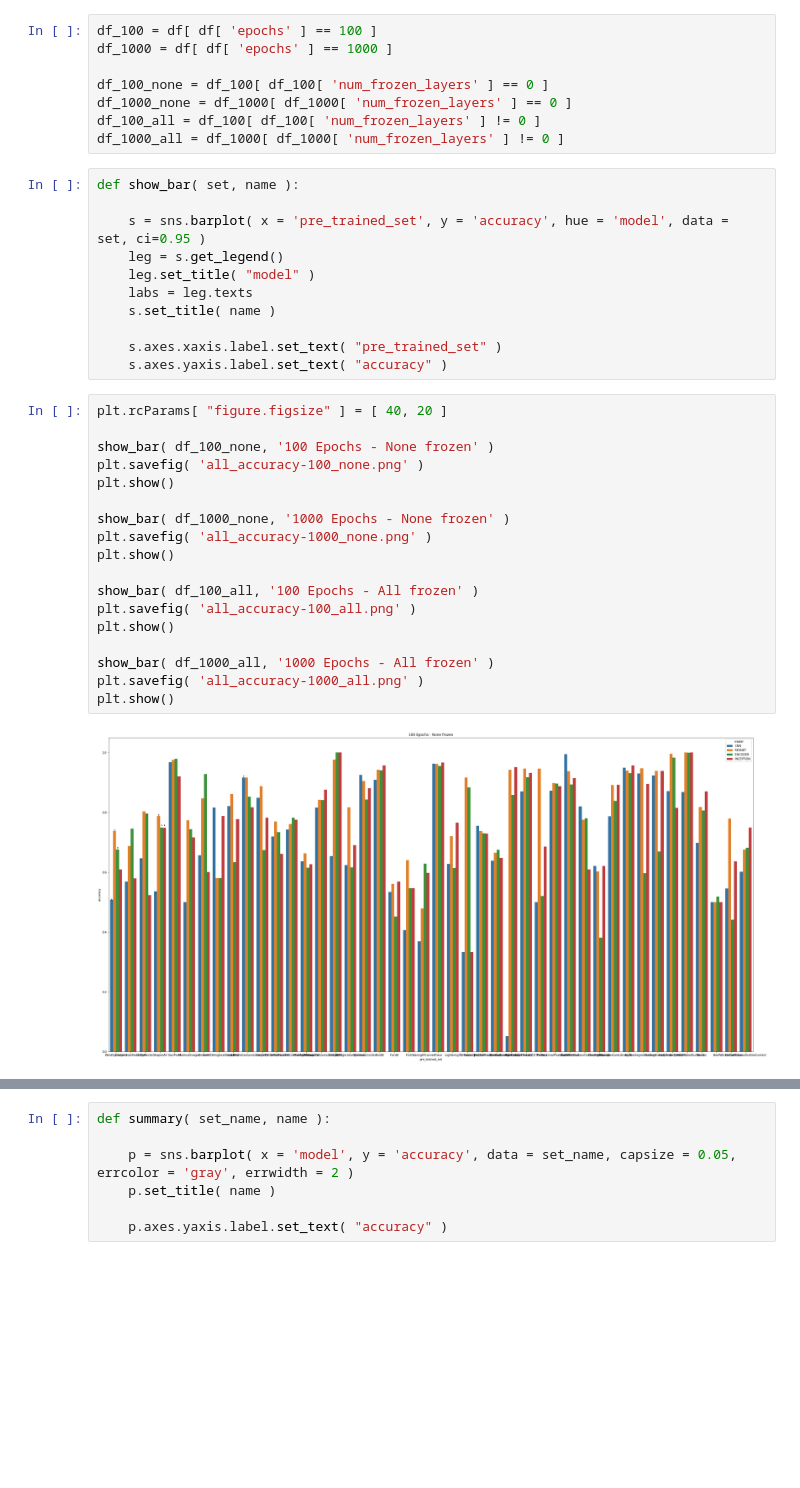
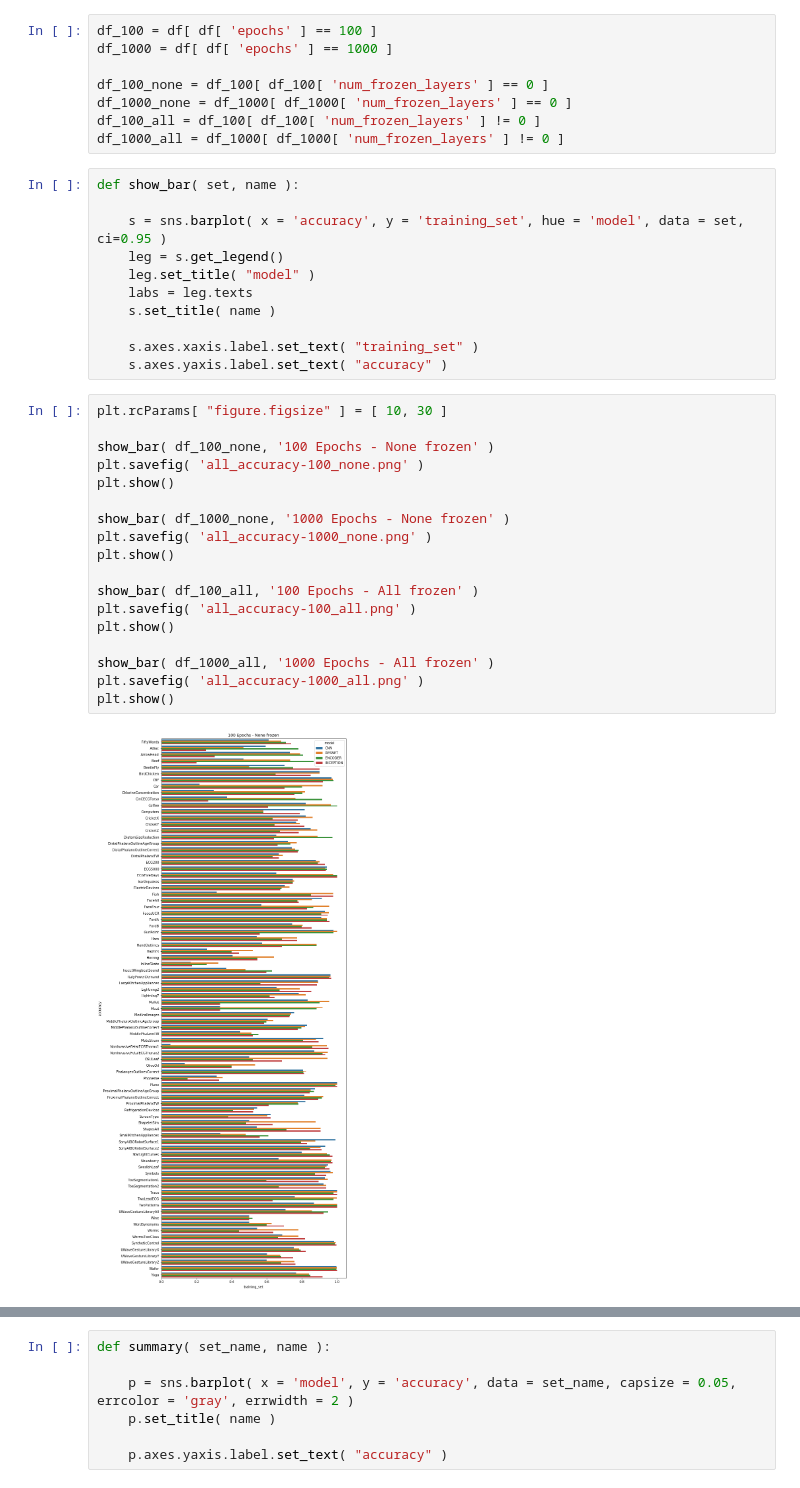
Before and after one commit to pia97/Transfer_Learning, a Jupyter notebook: results/Analyse new.ipynb, the cells around one changed output, grey strips where cells are left out. Drawn from its saved outputs; the diff is of its cells as text; blank space fills up the shorter version.

```diff
--- a/results/Analyse new.ipynb
+++ b/results/Analyse new.ipynb
@@ -45,31 +45,31 @@ df_1000_all = df_1000[ df_1000[ 'num_frozen_layers' ] != 0 ]
 # %%
 def show_bar( set, name ):
 
-    s = sns.barplot( x = 'pre_trained_set', y = 'accuracy', hue = 'model', data = set, ci=0.95 )
+    s = sns.barplot( x = 'accuracy', y = 'training_set', hue = 'model', data = set, ci=0.95 )
     leg = s.get_legend()
     leg.set_title( "model" )
     labs = leg.texts
     s.set_title( name )
 
-    s.axes.xaxis.label.set_text( "pre_trained_set" )
+    s.axes.xaxis.label.set_text( "training_set" )
     s.axes.yaxis.label.set_text( "accuracy" )
 # %%
-plt.rcParams[ "figure.figsize" ] = [ 40, 20 ]
+plt.rcParams[ "figure.figsize" ] = [ 10, 30 ]
 
 show_bar( df_100_none, '100 Epochs - None frozen' )
 plt.savefig( 'all_accuracy-100_none.png' )
 plt.show()
 
 show_bar( df_1000_none, '1000 Epochs - None frozen' )
 plt.savefig( 'all_accuracy-1000_none.png' )
 plt.show()
 
 show_bar( df_100_all, '100 Epochs - All frozen' )
 plt.savefig( 'all_accuracy-100_all.png' )
 plt.show()
 
 show_bar( df_1000_all, '1000 Epochs - All frozen' )
 plt.savefig( 'all_accuracy-1000_all.png' )
 plt.show()
 # %% [output]
-[figure, old version]
+[figure, new version]
```
Also changed, not shown: parts of 3 cells of this notebook.
